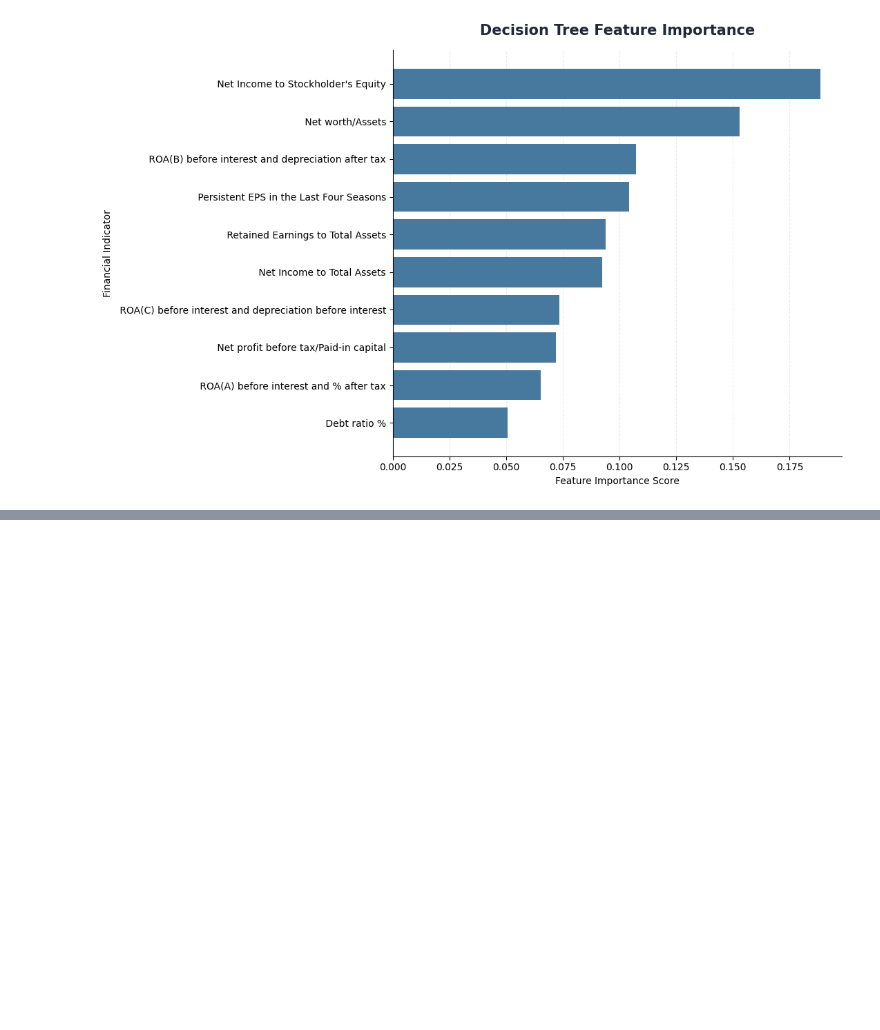
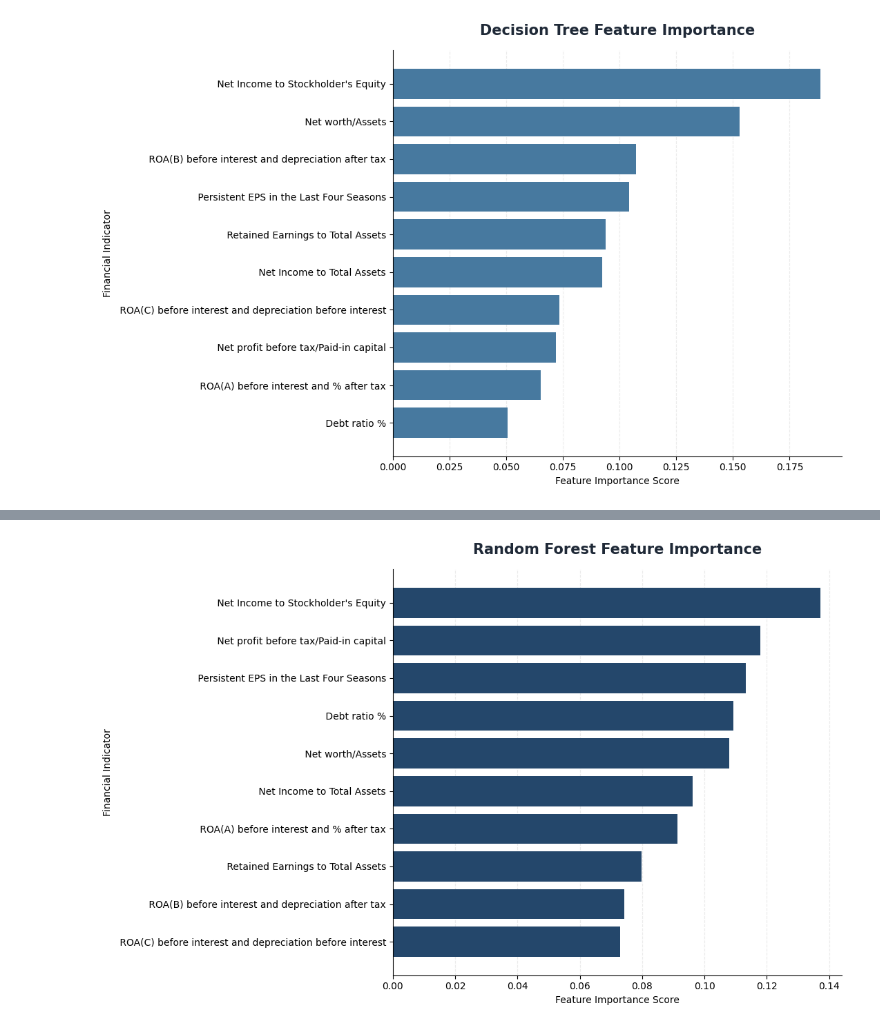
Before and after one commit to Clinton1029/bankruptcy_pred, a Jupyter notebook: Bankruptcy.ipynb, the cells around one changed output, grey strips where cells are left out. Drawn from its saved outputs; the diff is of its cells as text; code cells hidden in the pictures; blank space fills up the shorter version.

```diff
--- a/Bankruptcy.ipynb
+++ b/Bankruptcy.ipynb
@@ -1446,0 +1453,72 @@ plt.show()
+# %%
+
+
+# Create a Random Forest classifier with a fixed random seed.
+random_forest = RandomForestClassifier(
+    n_estimators=200,
+    random_state=42,
+    n_jobs=-1
+)
+
+# Train the Random Forest using the selected training features.
+random_forest.fit(X_train_selected_array, y_train)
+
+# Extract the feature importance scores from the trained forest.
+rf_importances = random_forest.feature_importances_
+
+# Create a DataFrame containing selected features and their importance scores.
+rf_importance_df = pd.DataFrame({
+    "Feature": selected_features,
+    "Importance": rf_importances
+})
+
+# Sort the features by importance in descending order.
+rf_importance_df = rf_importance_df.sort_values(
+    by="Importance", ascending=False
+)
+
+# Display the Random Forest feature importance ranking.
+display(rf_importance_df)
+
+# Select the ten most important features for visualization.
+rf_top_features = rf_importance_df.head(10).sort_values("Importance")
+
+# Create a professional horizontal bar chart.
+fig, ax = plt.subplots(figsize=(11, 7), facecolor="white")
+
+# Plot the Random Forest importance scores.
+ax.barh(
+    rf_top_features["Feature"],
+    rf_top_features["Importance"],
+    color="#24476B"
+)
+
+# Add a chart title.
+ax.set_title(
+    "Random Forest Feature Importance",
+    fontsize=15,
+    fontweight="bold",
+    color="#1F2937",
+    pad=16
+)
+
+# Label the axes.
+ax.set_xlabel("Feature Importance Score", fontsize=10)
+ax.set_ylabel("Financial Indicator", fontsize=10)
+
+# Add subtle gridlines.
+ax.grid(axis="x", linestyle="--", alpha=0.25)
+
+# Keep gridlines behind the bars.
+ax.set_axisbelow(True)
+
+# Remove unnecessary borders.
+ax.spines["top"].set_visible(False)
+ax.spines["right"].set_visible(False)
+
+# Adjust the chart layout.
+plt.tight_layout()
+
+# Display the chart.
+plt.show()
+# %% [output]
@@ -1446,0 +1536 @@ plt.show()
+[figure, added]
```
Also changed, not shown: parts of 2 cells of this notebook.
